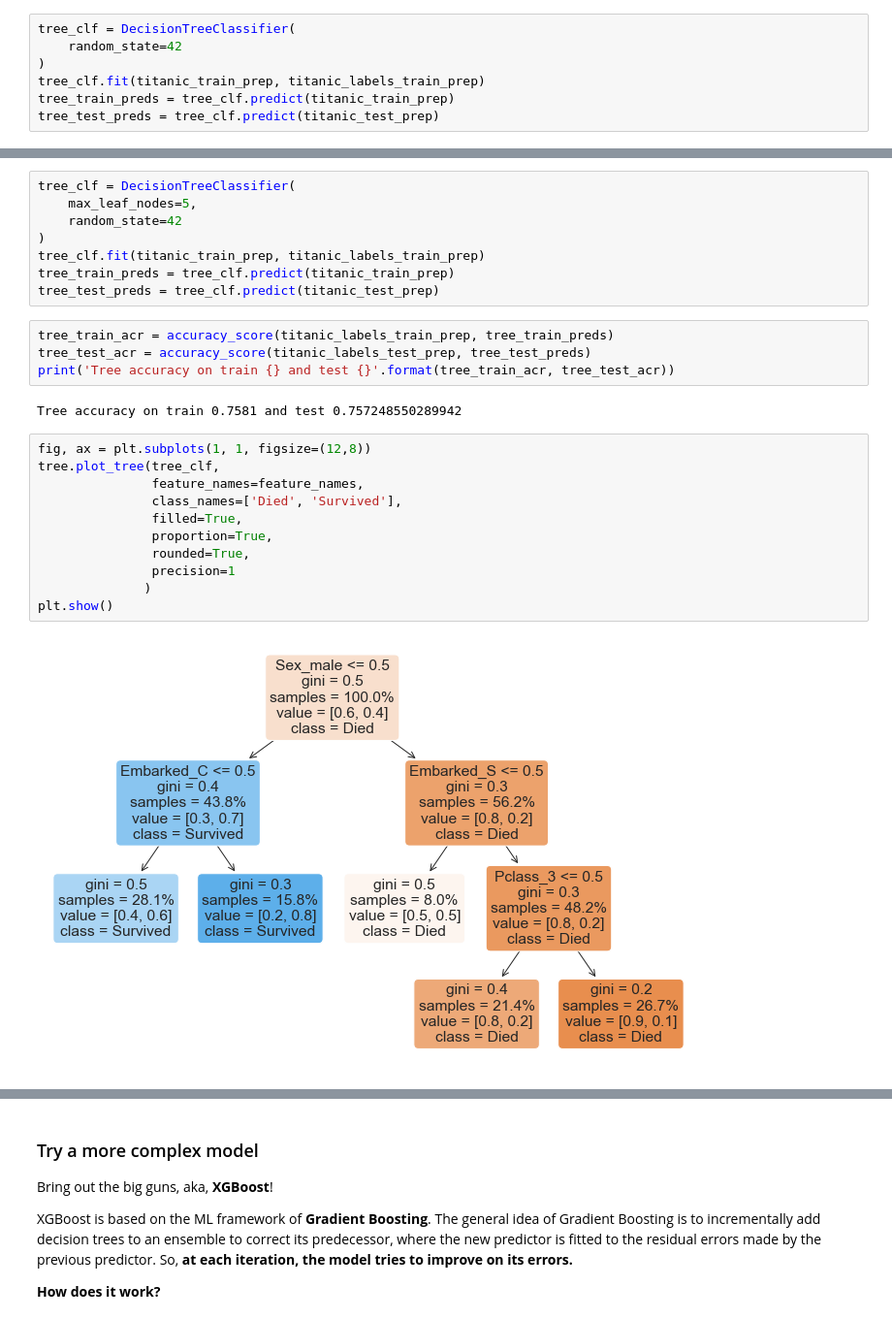
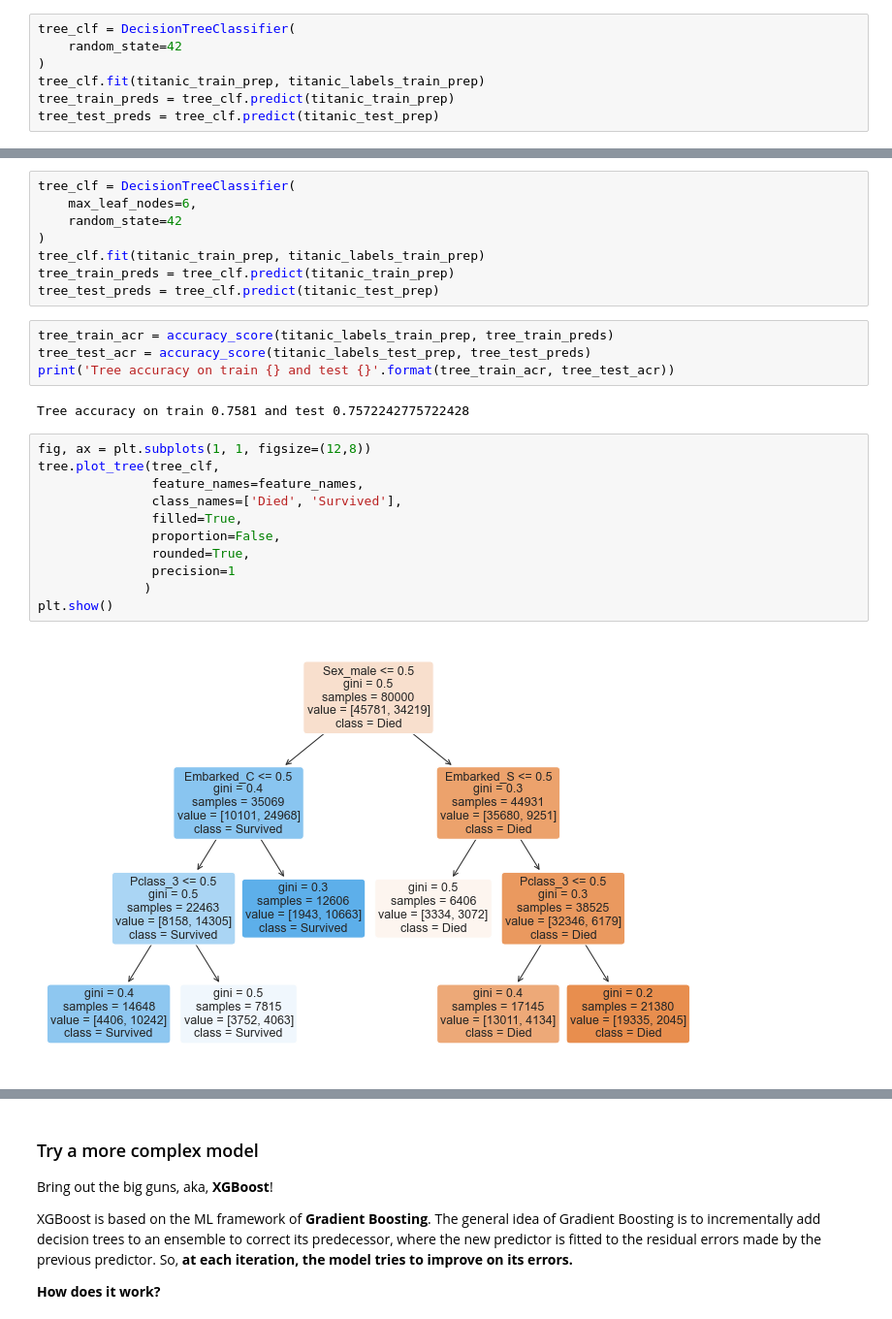
Before and after one commit to carolinemcosta/tech-talk-itech, a Jupyter notebook: tech-talk-v2.ipynb, the cells around one changed output, grey strips where cells are left out. Shown at 97% size. Cells and saved outputs as stored; diff of their text form.

Commit message:
explanation for decision tree and updated tree

```diff
--- a/tech-talk-v2.ipynb
+++ b/tech-talk-v2.ipynb
@@ -292,6 +292,6 @@ Tree accuracy on train 0.993975 and test 0.6888622275544891
 # %%
 tree_clf = DecisionTreeClassifier(
-    max_leaf_nodes=5,
+    max_leaf_nodes=6,
     random_state=42
 )
 tree_clf.fit(titanic_train_prep, titanic_labels_train_prep)
@@ -302,17 +302,17 @@ tree_train_acr = accuracy_score(titanic_labels_train_prep, tree_train_preds)
 tree_test_acr = accuracy_score(titanic_labels_test_prep, tree_test_preds)
 print('Tree accuracy on train {} and test {}'.format(tree_train_acr, tree_test_acr))
 # %% [output]
-Tree accuracy on train 0.7581 and test 0.757248550289942
+Tree accuracy on train 0.7581 and test 0.7572242775722428
 # %%
 fig, ax = plt.subplots(1, 1, figsize=(12,8))
 tree.plot_tree(tree_clf,
                feature_names=feature_names,
                class_names=['Died', 'Survived'],
                filled=True,
-               proportion=True,
+               proportion=False,
                rounded=True,
                precision=1
               )
 plt.show()
 # %% [output]
-[figure, old version]
+[figure, new version]
```
Also changed, not shown: parts of 5 cells of this notebook.
